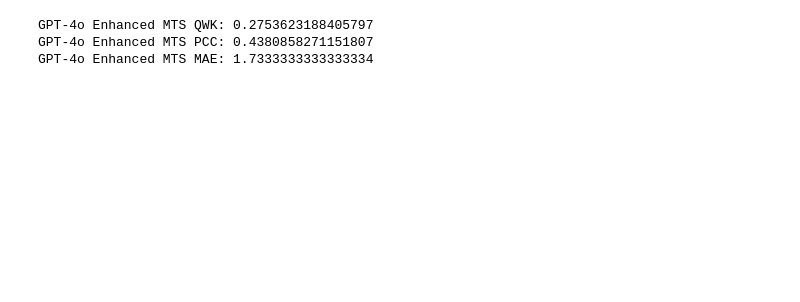
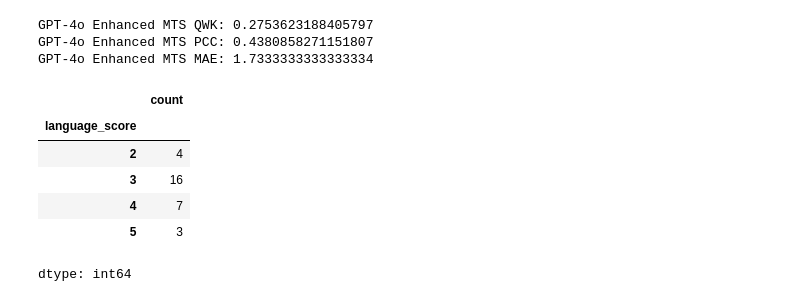
Before and after one commit to MalakSalehh/Thesis-datasets, a Jupyter notebook: GPT4o.ipynb, the cells around one changed output. Saved outputs shown, nothing was run; the diff lists cells and outputs as text; code cells hidden in the pictures; blank space fills up the shorter version.

```diff
--- a/GPT4o.ipynb
+++ b/GPT4o.ipynb
@@ -420,3 +420,15 @@ print("GPT-4o Enhanced MTS MAE:", mae)
 GPT-4o Enhanced MTS QWK: 0.2753623188405797
 GPT-4o Enhanced MTS PCC: 0.4380858271151807
 GPT-4o Enhanced MTS MAE: 1.7333333333333334
+# %%
+results_df["content_score"].value_counts().sort_index()
+results_df["organization_score"].value_counts().sort_index()
+results_df["language_score"].value_counts().sort_index()
+# %% [output]
+|  | count |
+| language_score |  |
+| 2 | 4 |
+| 3 | 16 |
+| 4 | 7 |
+| 5 | 3 |
+dtype: int64
```
Also changed, not shown: parts of 13 cells of this notebook.
